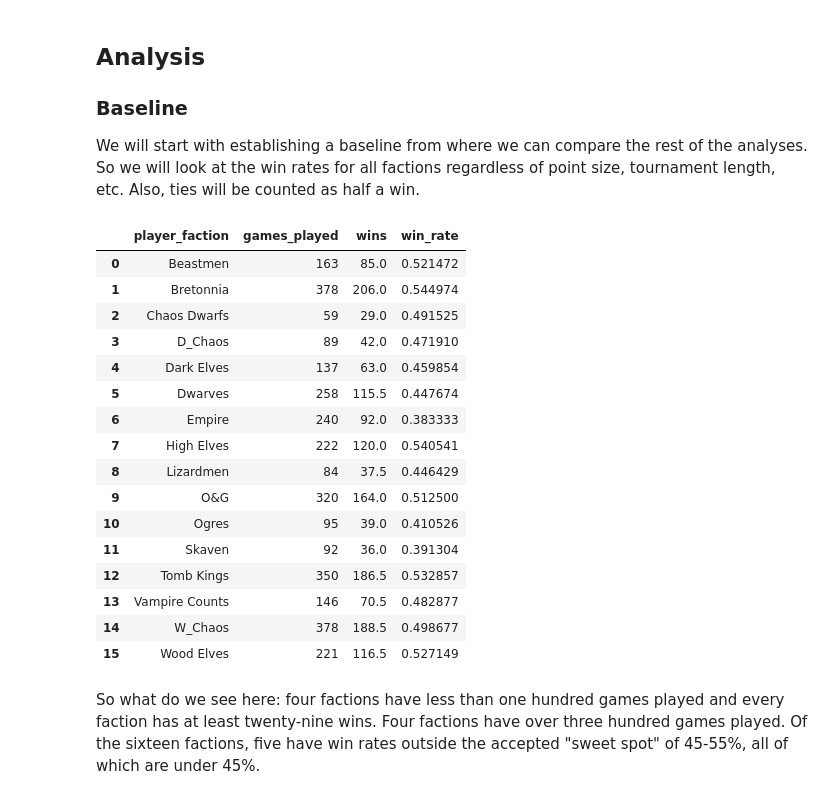
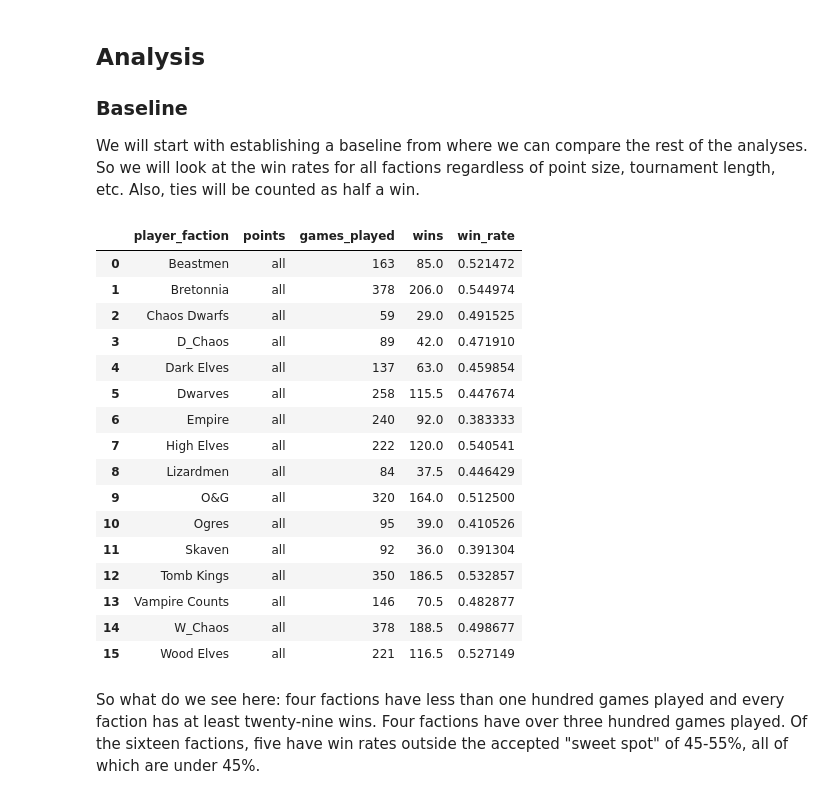
Before and after one commit to jacoblundeen/tow_analysis, a Jupyter notebook: tow_analysis.ipynb, the cells around one changed output. Cells and saved outputs as stored; diff of their text form; code cells hidden in the pictures.

```diff
--- a/tow_analysis.ipynb
+++ b/tow_analysis.ipynb
@@ -77,28 +77,30 @@ We will start with establishing a baseline from where we can compare the rest of
 # %%
 tow_faction_wr = player_db.groupby(['player_faction'])['opponent_faction'].count().reset_index()
 wins_db = player_db.query("result != 0.0").groupby(['player_faction'])['result'].sum().reset_index()
 tow_faction_wr['wins'] = wins_db['result']
 tow_faction_wr.rename(columns={'opponent_faction':'games_played'}, inplace=True)
 tow_faction_wr['win_rate'] = tow_faction_wr['wins'] / tow_faction_wr['games_played']
+tow_faction_wr['points'] = 'all'
+tow_faction_wr = tow_faction_wr[list(('player_faction', 'points', 'games_played', 'wins', 'win_rate'))]
 tow_faction_wr
 # %% [output]
-|  | player_faction | games_played | wins | win_rate |
-| 0 | Beastmen | 163 | 85.0 | 0.521472 |
-| 1 | Bretonnia | 378 | 206.0 | 0.544974 |
-| 2 | Chaos Dwarfs | 59 | 29.0 | 0.491525 |
-| 3 | D_Chaos | 89 | 42.0 | 0.471910 |
-| 4 | Dark Elves | 137 | 63.0 | 0.459854 |
-| 5 | Dwarves | 258 | 115.5 | 0.447674 |
-| 6 | Empire | 240 | 92.0 | 0.383333 |
-| 7 | High Elves | 222 | 120.0 | 0.540541 |
-| 8 | Lizardmen | 84 | 37.5 | 0.446429 |
-| 9 | O&G | 320 | 164.0 | 0.512500 |
-| 10 | Ogres | 95 | 39.0 | 0.410526 |
-| 11 | Skaven | 92 | 36.0 | 0.391304 |
-| 12 | Tomb Kings | 350 | 186.5 | 0.532857 |
-| 13 | Vampire Counts | 146 | 70.5 | 0.482877 |
-| 14 | W_Chaos | 378 | 188.5 | 0.498677 |
-| 15 | Wood Elves | 221 | 116.5 | 0.527149 |
+|  | player_faction | points | games_played | wins | win_rate |
+| 0 | Beastmen | all | 163 | 85.0 | 0.521472 |
+| 1 | Bretonnia | all | 378 | 206.0 | 0.544974 |
+| 2 | Chaos Dwarfs | all | 59 | 29.0 | 0.491525 |
+| 3 | D_Chaos | all | 89 | 42.0 | 0.471910 |
+| 4 | Dark Elves | all | 137 | 63.0 | 0.459854 |
+| 5 | Dwarves | all | 258 | 115.5 | 0.447674 |
+| 6 | Empire | all | 240 | 92.0 | 0.383333 |
+| 7 | High Elves | all | 222 | 120.0 | 0.540541 |
+| 8 | Lizardmen | all | 84 | 37.5 | 0.446429 |
+| 9 | O&G | all | 320 | 164.0 | 0.512500 |
+| 10 | Ogres | all | 95 | 39.0 | 0.410526 |
+| 11 | Skaven | all | 92 | 36.0 | 0.391304 |
+| 12 | Tomb Kings | all | 350 | 186.5 | 0.532857 |
+| 13 | Vampire Counts | all | 146 | 70.5 | 0.482877 |
+| 14 | W_Chaos | all | 378 | 188.5 | 0.498677 |
+| 15 | Wood Elves | all | 221 | 116.5 | 0.527149 |
 # %% [markdown]
 So what do we see here: four factions have less than one hundred games played and every faction has at least twenty-nine wins. Four factions have over three hundred games played. Of the sixteen factions, five have win rates outside the accepted "sweet spot" of 45-55%, all of which are under 45%.
 # %% [markdown]
```
Also changed, not shown: parts of 10 cells of this notebook.
